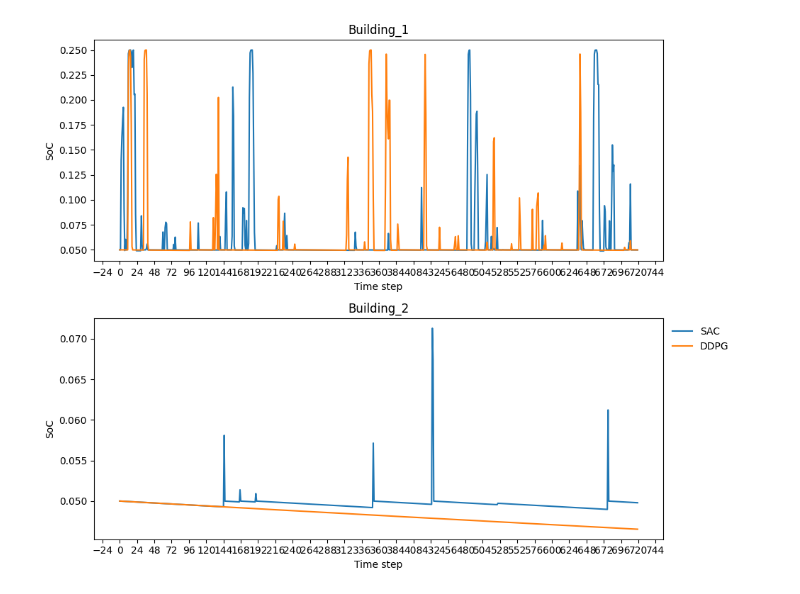
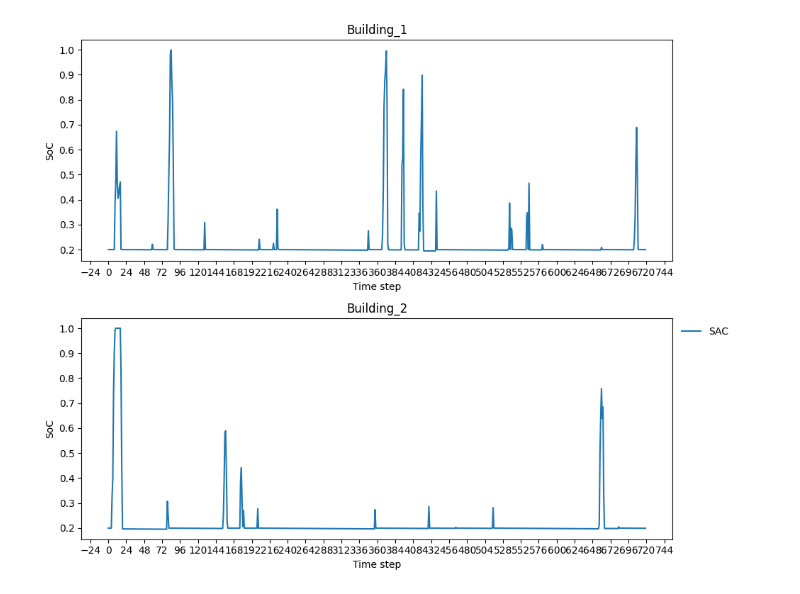
Before and after one commit to Sasmn/szakdolgozat_citylearn, a Jupyter notebook: szakdoga.ipynb, the cells around one changed output. Cells and saved outputs as stored; diff of their text form; code cells hidden in the pictures.

```diff
--- a/szakdoga.ipynb
+++ b/szakdoga.ipynb
@@ -583,10 +706,10 @@ def plot_rewards(ax: plt.Axes, rewards: List[float], title: str) -> plt.Axes:
 rewards = {
     'DQN': dqn_callback.reward_history[:number_of_episodes],
     'SAC': sac_callback.reward_history[:number_of_episodes],
-    'A2C': a2c_callback.reward_history[:number_of_episodes],
-    'DDPG': ddpg_callback.reward_history[:number_of_episodes],
-    'TD3': td3_callback.reward_history[:number_of_episodes],
-    'PPO': ppo_callback.reward_history[:number_of_episodes]
+    # 'A2C': a2c_callback.reward_history[:number_of_episodes],
+    # 'DDPG': ddpg_callback.reward_history[:number_of_episodes],
+    # 'TD3': td3_callback.reward_history[:number_of_episodes],
+    # 'PPO': ppo_callback.reward_history[:number_of_episodes]
 }
 
 min_value = min(min(rewards[key]) for key in rewards)
@@ -602,7 +725,7 @@ rbc_rewards = [episode_reward['sum'][0] for episode_reward in rbc_model.env.epis
 for ax, (k, v) in zip(fig.axes, rewards.items()):
     ax.plot(rbc_rewards, 'r--', label='RBC')
     ax = plot_rewards(ax, v, k)
-    ax.set_ylim(min_value, max_value)
+    # ax.set_ylim(min_value, max_value)
     ax.set_xlim(0, number_of_episodes - 1)
     ax.set_yscale(value='symlog')
 
@@ -676,28 +848,0 @@ plt.show()
-# %%
-import matplotlib.ticker as ticker
-
-envs = {
-    # 'DQN': dqn_env,
-    'SAC': sac_env,
-    # 'A2C': a2c_env,
-    # 'DDPG': ddpg_env,
-    # 'TD3': td3_env,
-    # 'PPO': ppo_env
-}
-
-figsize = (15.0, 5)
-fig, ax = plt.subplots(1, 1, figsize=figsize)
-
-for k, v in envs.items():
-    y = v.net_electricity_consumption_cost
-    x = range(len(y))
-    ax.plot(x, y, label=k)
-
-y = v.net_electricity_consumption_cost_without_storage
-ax.plot(x, y, label='Baseline')
-ax.set_xlabel('Time step')
-ax.set_ylabel('Cost')
-ax.xaxis.set_major_locator(ticker.MultipleLocator(24))
-ax.legend(loc='upper left', bbox_to_anchor=(1.0, 1.0), framealpha=0.0)
-
-plt.tight_layout()
@@ -795,39 +938,39 @@ envs = {
     # 'DQN': dqn_env,
     'SAC': sac_env,
     # 'A2C': a2c_env,
-    'DDPG': ddpg_env,
+    # 'DDPG': ddpg_env,
     # 'TD3': td3_env,
     # 'PPO': ppo_env
 }
 
 building_count = len(list(envs.values())[0].buildings)
 column_count_limit = 1
 row_count = math.ceil(building_count/column_count_limit)
 column_count = min(column_count_limit, building_count)
 figsize = (10.0*column_count, 4*row_count)
 fig, _ = plt.subplots(row_count, column_count, figsize=figsize)
 
 for i, ax in enumerate(fig.axes):
     for k, v in envs.items():
         soc = np.array(v.buildings[i].electrical_storage.soc)
-        capacity = v.buildings[i].electrical_storage.capacity_history
-        y = soc/capacity
+        capacity = v.buildings[i].electrical_storage.capacity_history[0]
+        y = soc
         x = range(len(y))
         ax.plot(x, y, label=k)
 
     ax.set_title(v.buildings[i].name)
     ax.set_xlabel('Time step')
     ax.set_ylabel('SoC')
     ax.xaxis.set_major_locator(ticker.MultipleLocator(24))
 
     if i == building_count - 1:
         ax.legend(
             loc='upper left', bbox_to_anchor=(1.0, 1.0), framealpha=0.0
         )
     else:
         ax.legend().set_visible(False)
 
 
 plt.tight_layout()
 # %% [output]
-[figure, old version]
+[figure, new version]
```
Also changed, not shown: parts of 27 cells of this notebook.
